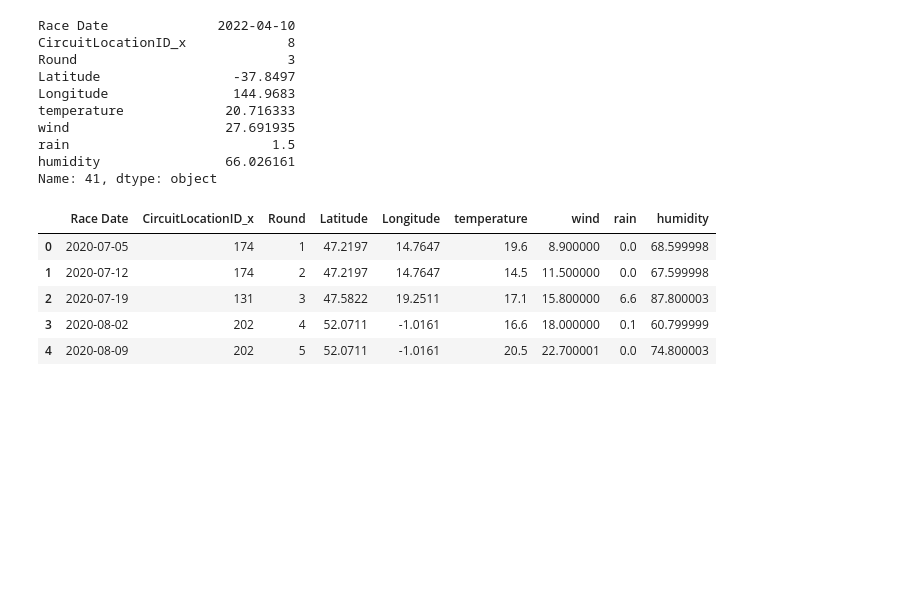
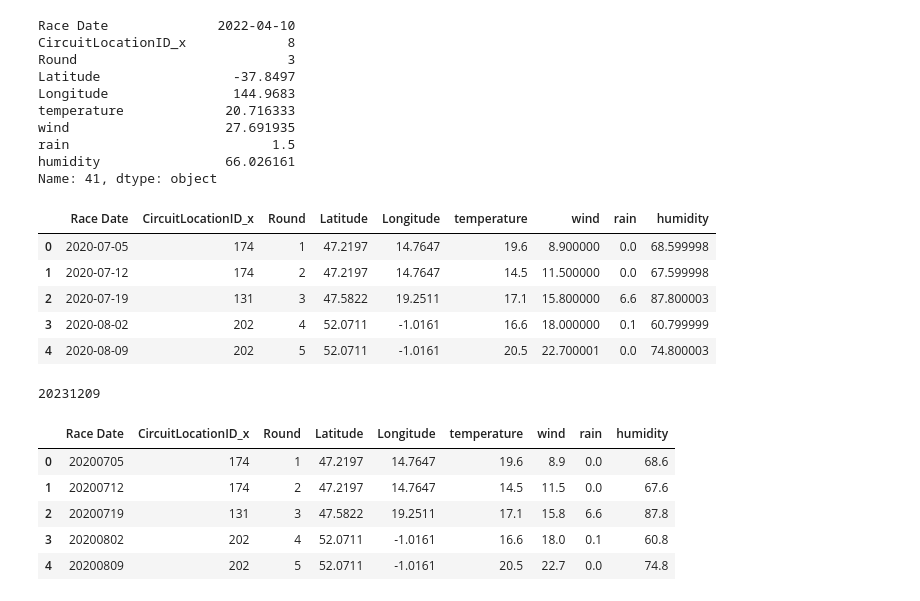
Before and after one commit to michalwietecki/f1-weather-dwh, a Jupyter notebook: results_table_creation.ipynb, the cells around one changed output. Cells and saved outputs as stored; diff of their text form; code cells hidden in the pictures; blank space fills up the shorter version.

Commit message:
transformed race date column to style 112

```diff
--- a/results_table_creation.ipynb
+++ b/results_table_creation.ipynb
@@ -773,3 +773,27 @@ merged_with_coords.head()
 | 4 | 2020-08-09 | 202 | 5 | 52.0711 | -1.0161 | 20.5 | 22.700001 | 0.0 | 74.800003 |
 # %%
 merged_with_coords[weather_cols] = merged_with_coords[weather_cols].round(1).astype(float)
+# %%
+from datetime import datetime
+
+def convert_to_style_112(date_input):
+    if isinstance(date_input, str):
+        date_obj = datetime.strptime(date_input, "%Y-%m-%d")
+    else:
+        date_obj = date_input
+    return int(date_obj.strftime("%Y%m%d"))
+# %%
+convert_to_style_112("2023-12-09")
+# %% [output]
+20231209
+# %%
+merged_with_coords['Race Date'] = merged_with_coords['Race Date'].apply(convert_to_style_112)
+# %%
+merged_with_coords.head()
+# %% [output]
+|  | Race Date | CircuitLocationID_x | Round | Latitude | Longitude | temperature | wind | rain | humidity |
+| 0 | 20200705 | 174 | 1 | 47.2197 | 14.7647 | 19.6 | 8.9 | 0.0 | 68.6 |
+| 1 | 20200712 | 174 | 2 | 47.2197 | 14.7647 | 14.5 | 11.5 | 0.0 | 67.6 |
+| 2 | 20200719 | 131 | 3 | 47.5822 | 19.2511 | 17.1 | 15.8 | 6.6 | 87.8 |
+| 3 | 20200802 | 202 | 4 | 52.0711 | -1.0161 | 16.6 | 18.0 | 0.1 | 60.8 |
+| 4 | 20200809 | 202 | 5 | 52.0711 | -1.0161 | 20.5 | 22.7 | 0.0 | 74.8 |
```
